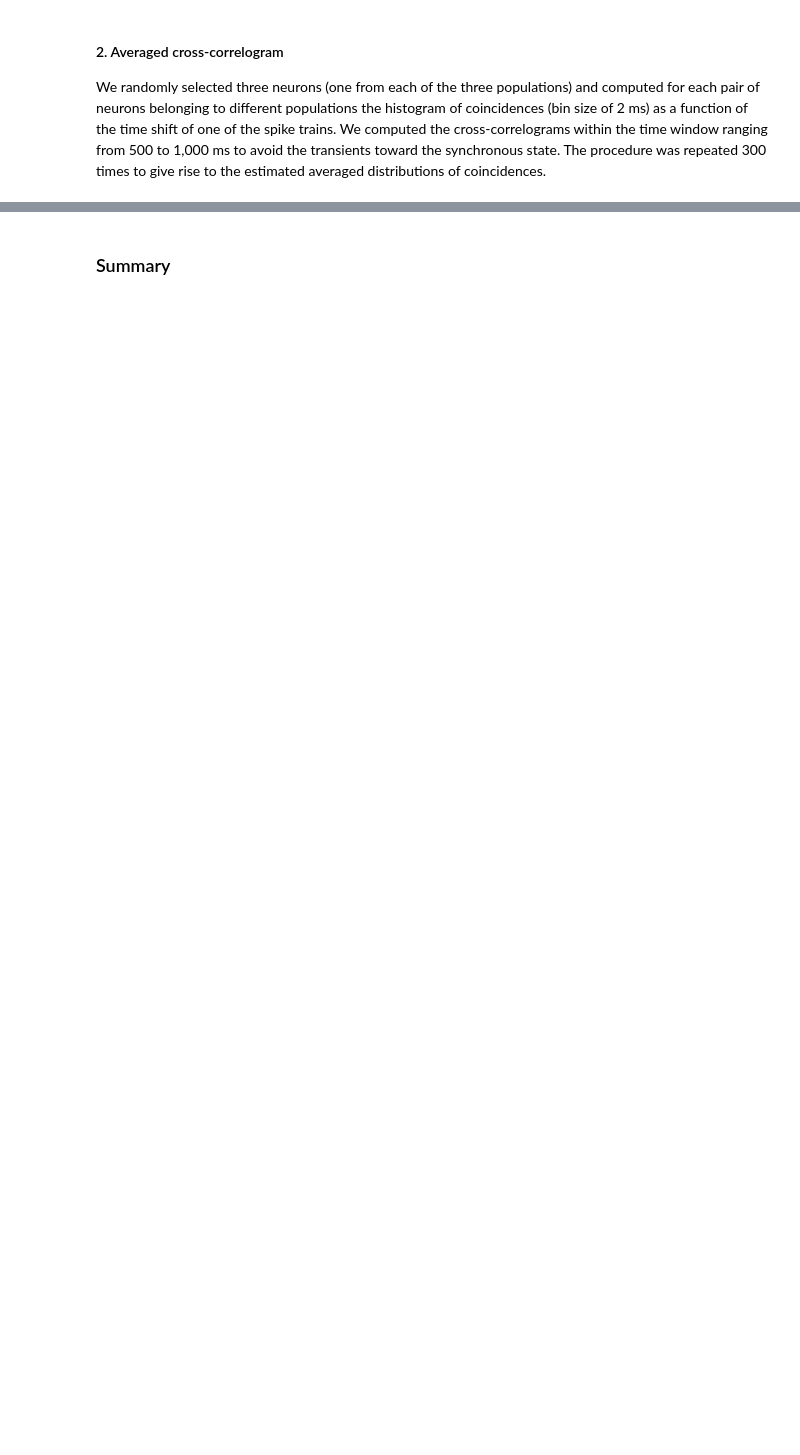
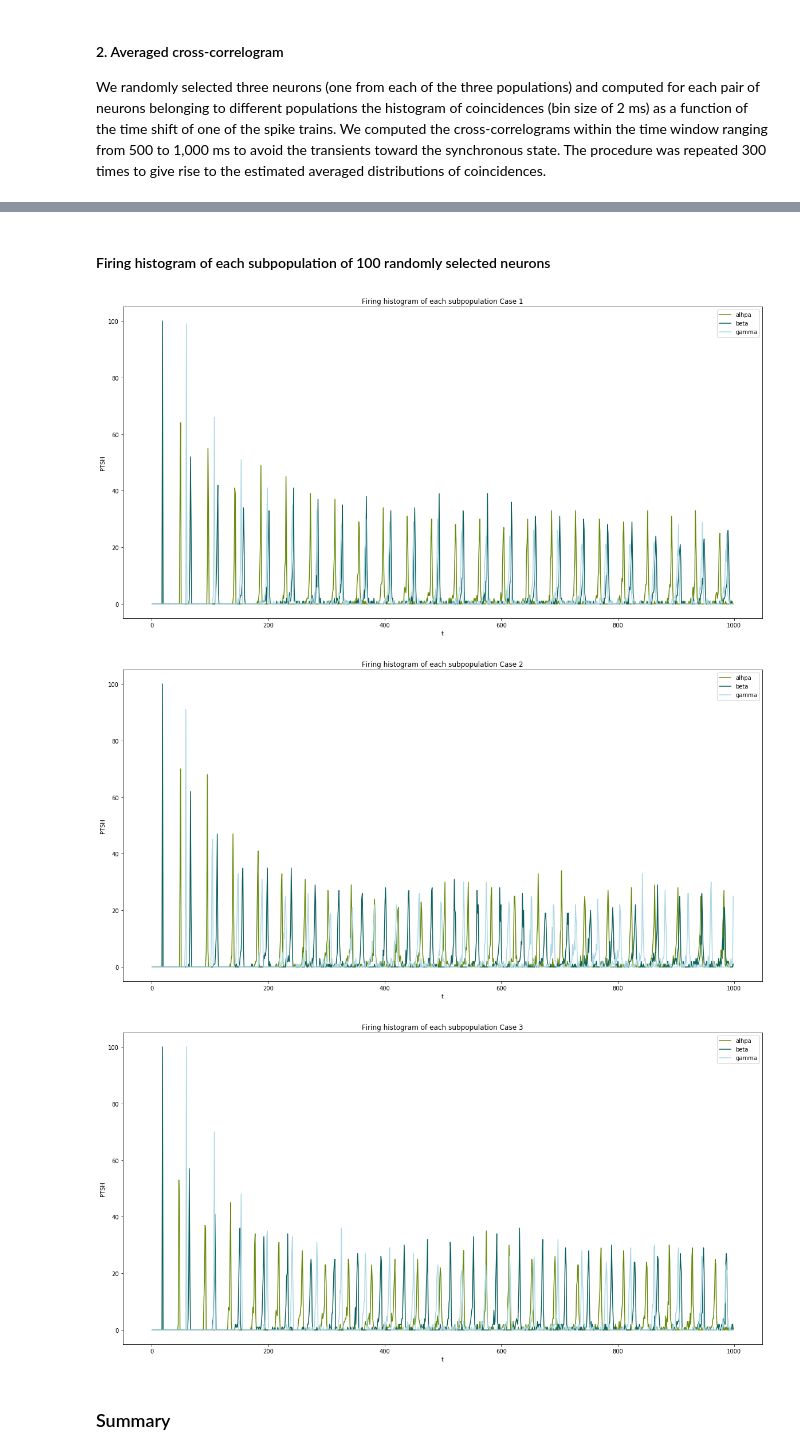
Before and after one commit to ndettmer/neuronal_synchrony_replication, a Jupyter notebook: Results.ipynb, the cells around one changed output, grey strips where cells are left out. Saved outputs shown, nothing was run; the diff lists cells and outputs as text; code cells hidden in the pictures; blank space fills up the shorter version.

```diff
--- a/Results.ipynb
+++ b/Results.ipynb
@@ -320,7 +320,13 @@ coinc_hists(vm3,3)
+# %% [markdown]
+#### Firing histogram of each subpopulation of 100 randomly selected neurons
 # %%
-firing_hists(sd0)
-firing_hists(sd1)
-firing_hists(sd2)
+firing_hists(sd1,1)
+firing_hists(sd2,2)
+firing_hists(sd3,3)
+# %% [output]
+[figure, added]
+[figure, added]
+[figure, added]
 # %% [markdown]
 ### Summary
 # %%
```
Also changed, not shown: parts of 4 cells of this notebook, 6 other files.
